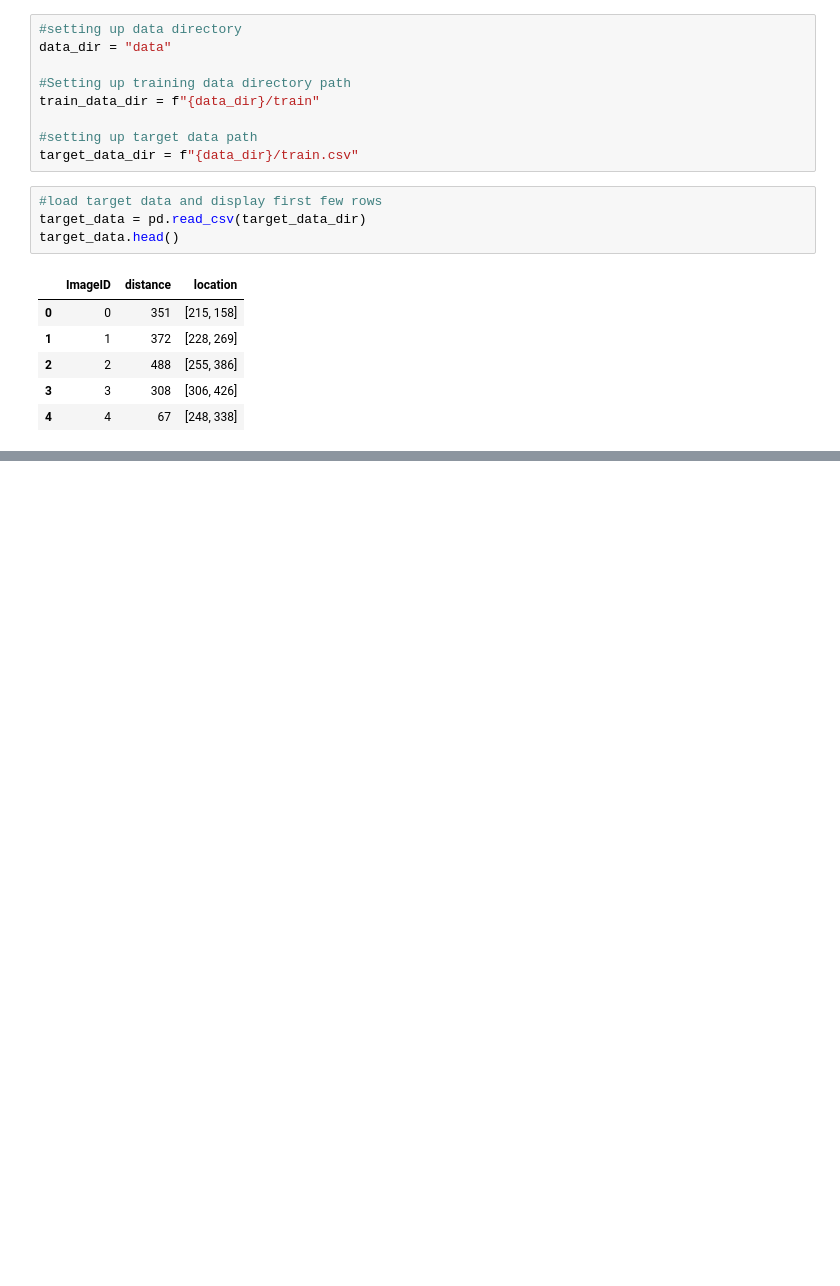
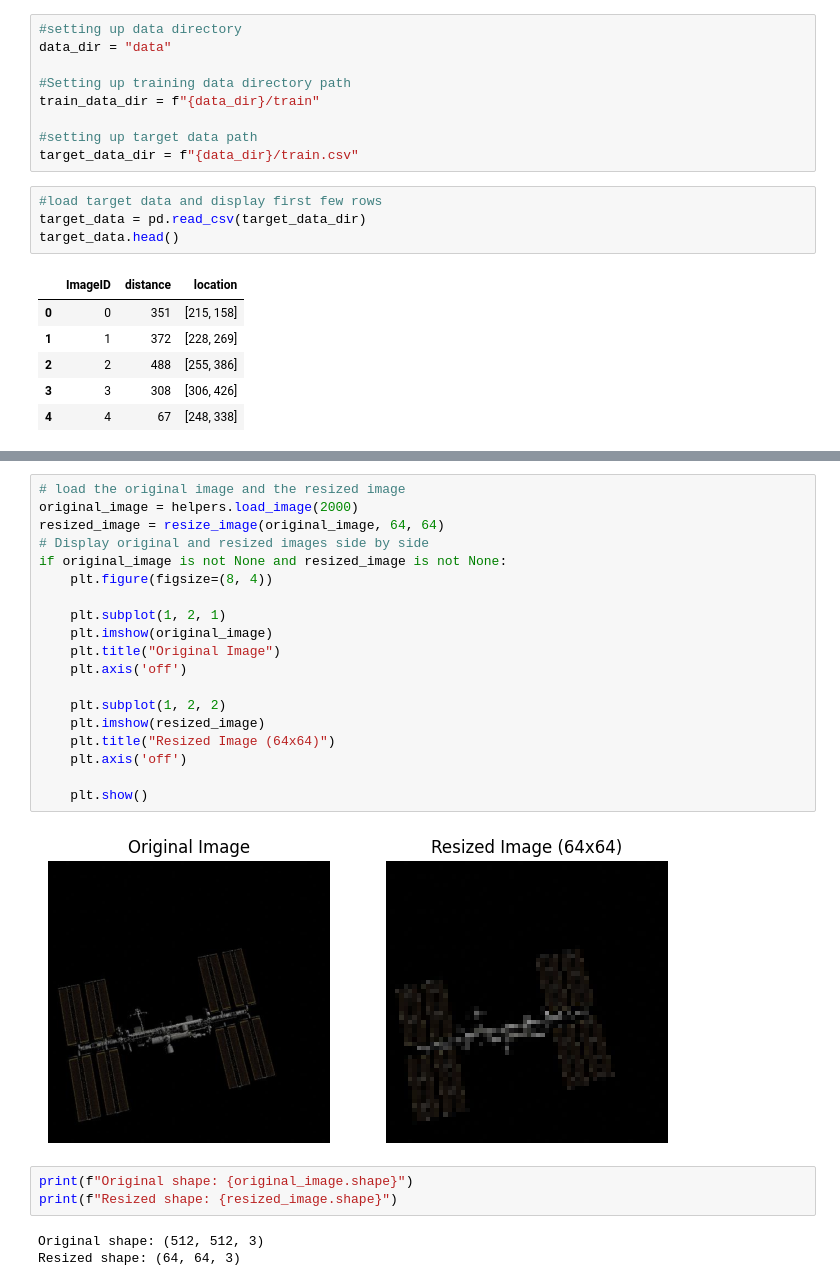
Before and after one commit to adwait-mitadt/mitadtu-docking, a Jupyter notebook: Tanishka.ipynb, the cells around one changed output, grey strips where cells are left out. Cells and saved outputs as stored; diff of their text form; blank space fills up the shorter version.

Commit message:
funtion to load image, resie image and show image has been made, It now takes the original image array, resizes it and then shows the original or the resized image

```diff
--- a/Tanishka.ipynb
+++ b/Tanishka.ipynb
@@ -379,0 +206,27 @@ Cross color based on distance: yellow (Distance: 129.12)
+# %%
+# load the original image and the resized image
+original_image = helpers.load_image(2000)
+resized_image = resize_image(original_image, 64, 64)
+# Display original and resized images side by side
+if original_image is not None and resized_image is not None:
+    plt.figure(figsize=(8, 4))
+
+    plt.subplot(1, 2, 1)
+    plt.imshow(original_image)
+    plt.title("Original Image")
+    plt.axis('off')
+
+    plt.subplot(1, 2, 2)
+    plt.imshow(resized_image)
+    plt.title("Resized Image (64x64)")
+    plt.axis('off')
+
+    plt.show()
+# %% [output]
+[figure, added]
+# %%
+print(f"Original shape: {original_image.shape}")
+print(f"Resized shape: {resized_image.shape}")
+# %% [output]
+Original shape: (512, 512, 3)
+Resized shape: (64, 64, 3)
```
Also changed, not shown: parts of 8 cells of this notebook.
